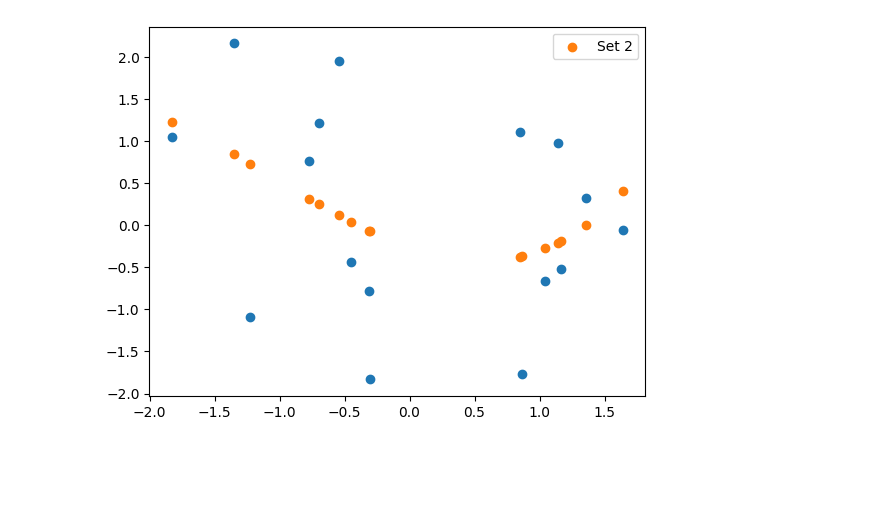
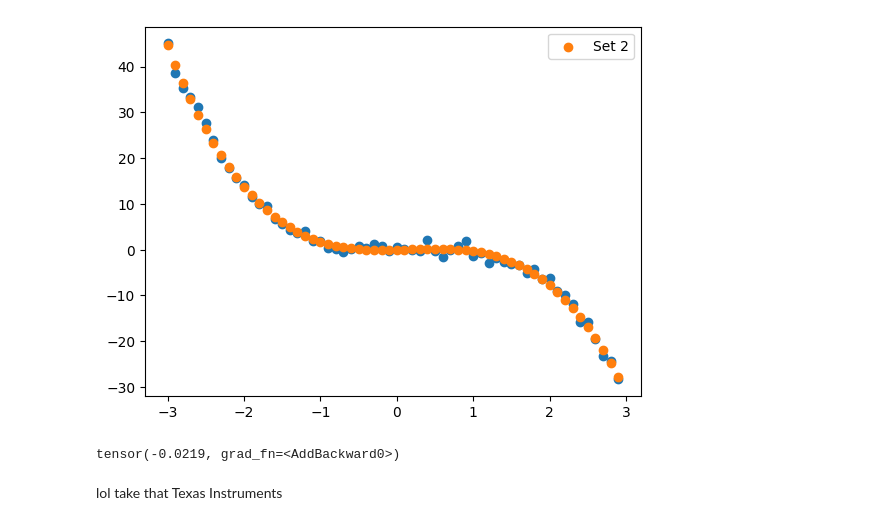
Before and after one commit to Trickshotblaster/ASLClassifier, a Jupyter notebook: PytorchRegression.ipynb, the cells around one changed output. Cells and saved outputs as stored; diff of their text form; code cells hidden in the pictures; blank space fills up the shorter version.

Commit message:
Texas Instruments shaking in their gold-laced boots paid for by children rn

```diff
--- a/PytorchRegression.ipynb
+++ b/PytorchRegression.ipynb
@@ -45,29 +53,37 @@ plt.show()
 # %%
 # cubic regression
-#linear regression
-num_points = 16
-xs = torch.randn(num_points)
-ys = torch.randn(num_points)
-# y = ax + b
-a = torch.randn(1)
-b = torch.randn(1)
-c = torch.randn(1)
-d = torch.randn(1)
+num_points = 60
+
+# Generate random data with a cubic relationship and add noise
+def generate_cubic_data(num_points, noise_std=1.0):
+    # Generate random x-coordinates
+    x = torch.arange(-num_points // 2, num_points // 2) * 0.1
+
+    # Generate corresponding y-coordinates with cubic relationship and add noise
+    a, b, c, d = torch.randn(4)  # Random coefficients
+    y = a * x**3 + b * x**2 + c * x + d + noise_std * torch.randn(num_points)
+
+    return x, y
+
+xs, ys = generate_cubic_data(num_points, noise_std=1)
+# y = ax**3 + bx**2 + cx + d
+a, b, c, d = torch.randn(4)
 params = [a,b,c,d]
 for p in params:
   p.requires_grad = True
 #training loop
-num_epochs = 1000
-lr = 0.05
+def g(x):
+  return a * x**3 + b * x**2 + c * x + d
+num_epochs = 10000
+lr = 0.001
 for epoch in range(num_epochs):
-  outs = ((a * xs)**3) + ((b*xs)**2) + (c*xs) + d
+  outs = g(xs)
   loss = ((ys - outs) ** 2).mean()
   for p in params:
     p.grad = None
   loss.backward()
-  if epoch % 100 == 0:
-    print(loss.item())
   for p in params:
     p.data -= p.grad * lr
-print(loss)
+
+print(loss.item())
 # %% [output]
@@ -85,13 +91,19 @@ tensor(1.2261, grad_fn=<MeanBackward0>)
 # %%
 with torch.no_grad():
-  ypred = ((a * xs)**3) + ((b*xs)**2) + (c*xs) + d
+  ypred = g(xs)
   plt.scatter(xs, ys)
   plt.scatter(xs, ypred, label="Set 2")
 
 # Add a legend
 plt.legend()
 
 # Show the plot
 plt.show()
 # %% [output]
-[figure, old version]
+[figure, new version]
+# %%
+g(0)
+# %% [output]
+tensor(-0.0219, grad_fn=<AddBackward0>)
+# %% [markdown]
+lol take that Texas Instruments
```
Also changed, not shown: parts of 3 cells of this notebook.
